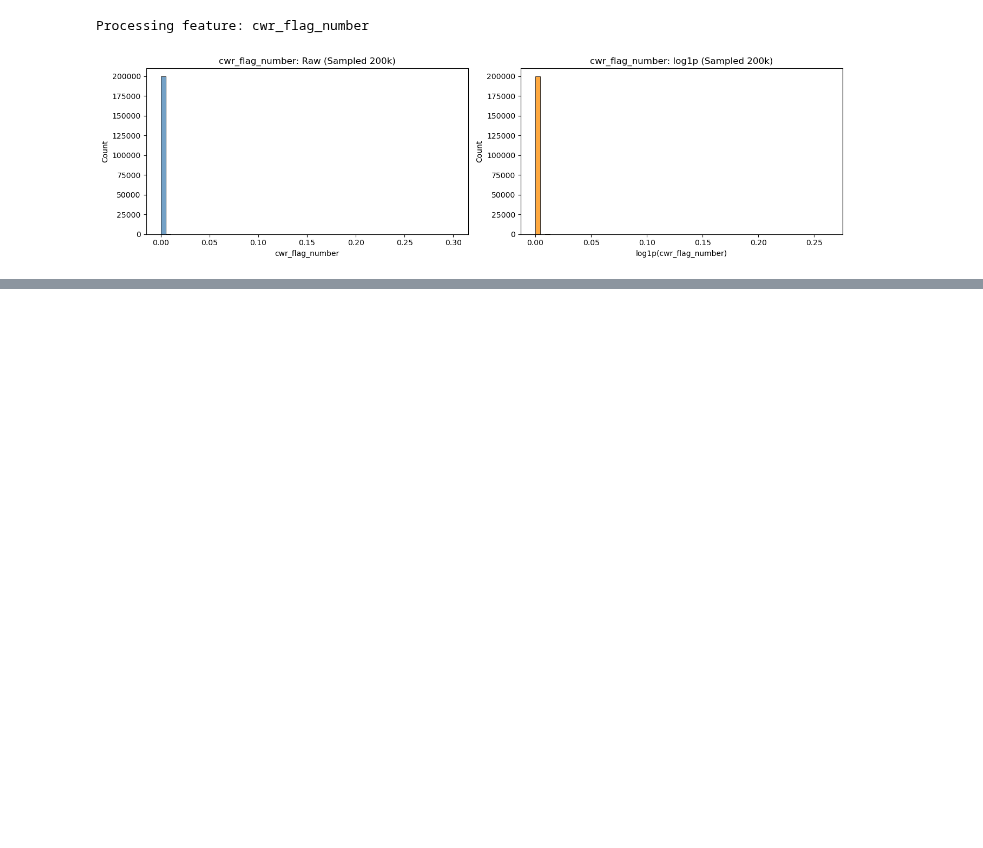
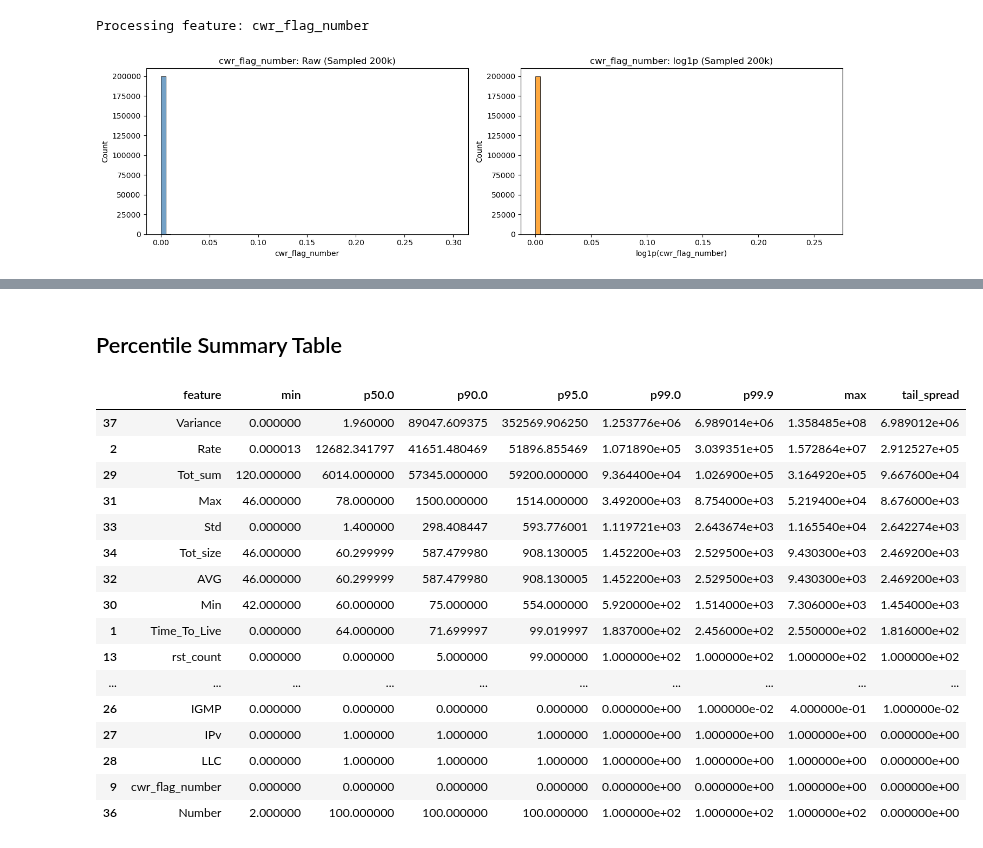
Before and after one commit to gw-00/Cybersecurity_Capstone, a Jupyter notebook: Code_Library/Data_Exploration.ipynb, the cells around one changed output, grey strips where cells are left out. Cells and saved outputs as stored; diff of their text form; code cells hidden in the pictures; blank space fills up the shorter version.

```diff
--- a/Code_Library/Data_Exploration.ipynb
+++ b/Code_Library/Data_Exploration.ipynb
@@ -566,0 +679,57 @@ Although the histograms appear visually simple, they accurately reflect that the
+# %% [markdown]
+## Percentile Summary Table
+# %%
+percentiles = [0.50, 0.90, 0.95, 0.99, 0.999]
+
+summary_rows = []
+
+for col in numeric_cols:
+    # Compute stats lazily
+    result = (
+        scan
+        .select([
+            pl.col(col).min().alias("min"),
+            pl.col(col).max().alias("max"),
+            *[
+                pl.col(col).quantile(q, "nearest").alias(f"p{int(q*1000)/10}")
+                for q in percentiles
+            ]
+        ])
+        .collect()
+    )
+
+    row = {"feature": col}
+    for key in result.columns:
+        row[key] = float(result[key][0])
+
+    summary_rows.append(row)
+
+percentile_df = pd.DataFrame(summary_rows)
+
+# Order columns nicely
+ordered_cols = ["feature", "min", "p50.0", "p90.0", "p95.0", "p99.0", "p99.9", "max"]
+percentile_df = percentile_df[ordered_cols]
+
+# Sort by tail severity (p99.9 - median)
+percentile_df["tail_spread"] = percentile_df["p99.9"] - percentile_df["p50.0"]
+percentile_df = percentile_df.sort_values("tail_spread", ascending=False)
+
+percentile_df
+# %% [output]
+|  | feature | min | p50.0 | p90.0 | p95.0 | p99.0 | p99.9 | max | tail_spread |
+| 37 | Variance | 0.000000 | 1.960000 | 89047.609375 | 352569.906250 | 1.253776e+06 | 6.989014e+06 | 1.358485e+08 | 6.989012e+06 |
+| 2 | Rate | 0.000013 | 12682.341797 | 41651.480469 | 51896.855469 | 1.071890e+05 | 3.039351e+05 | 1.572864e+07 | 2.912527e+05 |
+| 29 | Tot_sum | 120.000000 | 6014.000000 | 57345.000000 | 59200.000000 | 9.364400e+04 | 1.026900e+05 | 3.164920e+05 | 9.667600e+04 |
+| 31 | Max | 46.000000 | 78.000000 | 1500.000000 | 1514.000000 | 3.492000e+03 | 8.754000e+03 | 5.219400e+04 | 8.676000e+03 |
+| 33 | Std | 0.000000 | 1.400000 | 298.408447 | 593.776001 | 1.119721e+03 | 2.643674e+03 | 1.165540e+04 | 2.642274e+03 |
+| 34 | Tot_size | 46.000000 | 60.299999 | 587.479980 | 908.130005 | 1.452200e+03 | 2.529500e+03 | 9.430300e+03 | 2.469200e+03 |
+| 32 | AVG | 46.000000 | 60.299999 | 587.479980 | 908.130005 | 1.452200e+03 | 2.529500e+03 | 9.430300e+03 | 2.469200e+03 |
+| 30 | Min | 42.000000 | 60.000000 | 75.000000 | 554.000000 | 5.920000e+02 | 1.514000e+03 | 7.306000e+03 | 1.454000e+03 |
+| 1 | Time_To_Live | 0.000000 | 64.000000 | 71.699997 | 99.019997 | 1.837000e+02 | 2.456000e+02 | 2.550000e+02 | 1.816000e+02 |
+| 13 | rst_count | 0.000000 | 0.000000 | 5.000000 | 99.000000 | 1.000000e+02 | 1.000000e+02 | 1.000000e+02 | 1.000000e+02 |
+| ... | ... | ... | ... | ... | ... | ... | ... | ... | ... |
+| 26 | IGMP | 0.000000 | 0.000000 | 0.000000 | 0.000000 | 0.000000e+00 | 1.000000e-02 | 4.000000e-01 | 1.000000e-02 |
+| 27 | IPv | 0.000000 | 1.000000 | 1.000000 | 1.000000 | 1.000000e+00 | 1.000000e+00 | 1.000000e+00 | 0.000000e+00 |
+| 28 | LLC | 0.000000 | 1.000000 | 1.000000 | 1.000000 | 1.000000e+00 | 1.000000e+00 | 1.000000e+00 | 0.000000e+00 |
+| 9 | cwr_flag_number | 0.000000 | 0.000000 | 0.000000 | 0.000000 | 0.000000e+00 | 0.000000e+00 | 1.000000e+00 | 0.000000e+00 |
+| 36 | Number | 2.000000 | 100.000000 | 100.000000 | 100.000000 | 1.000000e+02 | 1.000000e+02 | 1.000000e+02 | 0.000000e+00 |
```
Also changed, not shown: parts of 6 cells of this notebook.
